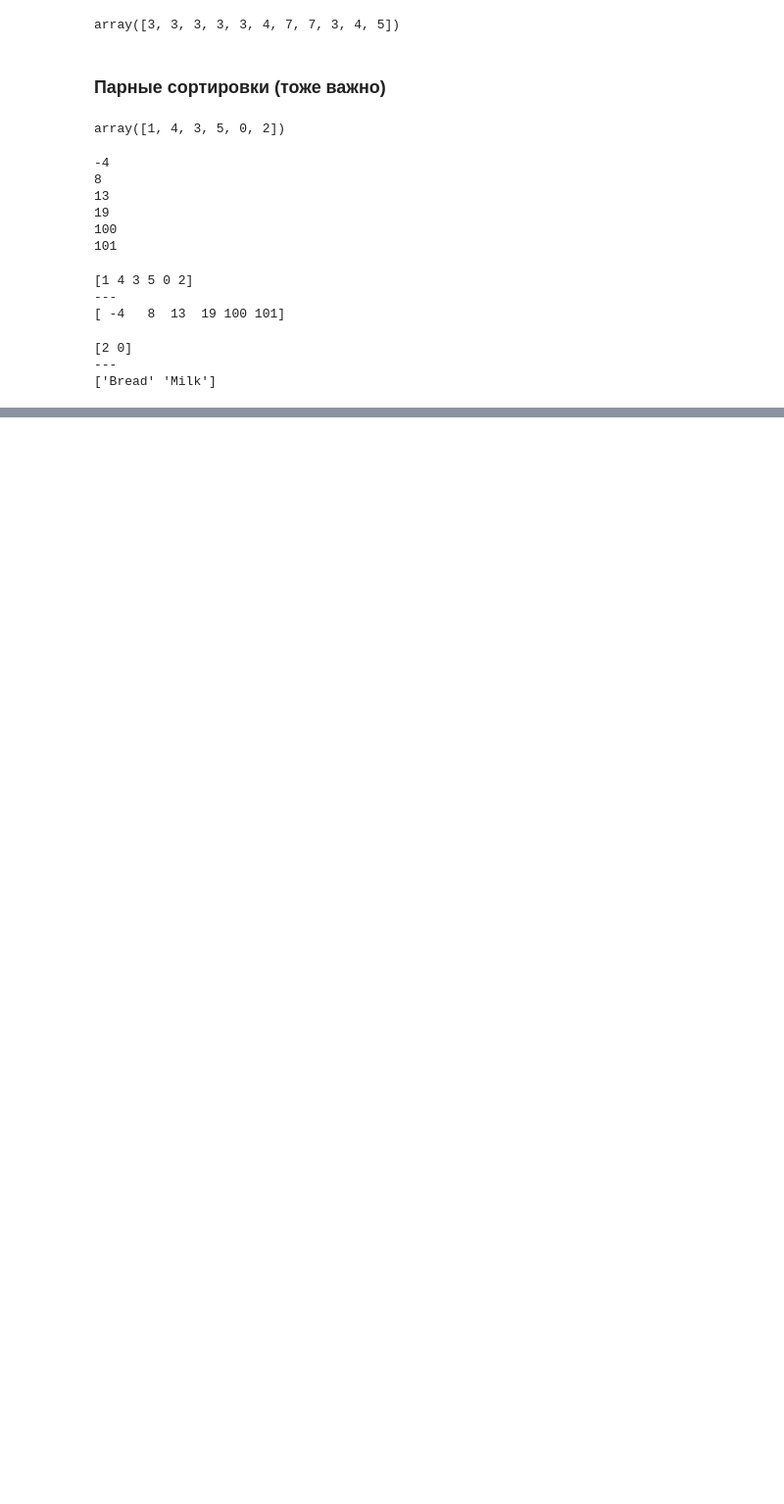
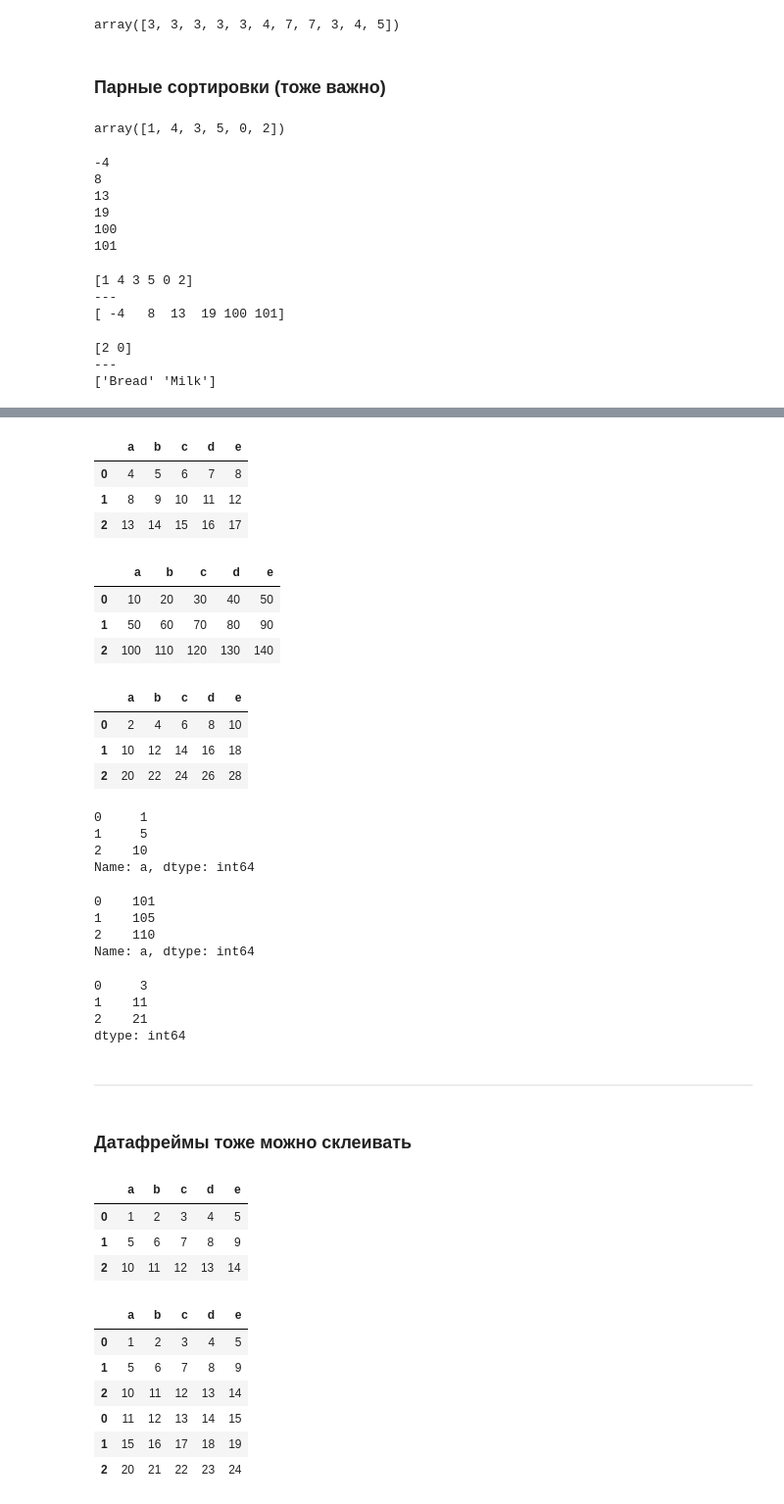
Before and after one commit to ElDmitro/hse_intro_in_ds_help, a Jupyter notebook: python_cheat_sheet.ipynb, the cells around one changed output, grey strips where cells are left out. Shown: that part at 98% size. Saved outputs shown, nothing was run; the diff lists cells and outputs as text; code cells hidden in the pictures; blank space fills up the shorter version.

```diff
--- a/python_cheat_sheet.ipynb
+++ b/python_cheat_sheet.ipynb
@@ -353,0 +422,74 @@ print(products[sorted_idxs[-K:]]) # Два самых дорогих товар
+# %%
+# Продолжают работать абсолютно те же базовые операции, как и раньше:
+
+df_A + 3
+# %% [output]
+|  | a | b | c | d | e |
+| 0 | 4 | 5 | 6 | 7 | 8 |
+| 1 | 8 | 9 | 10 | 11 | 12 |
+| 2 | 13 | 14 | 15 | 16 | 17 |
+# %%
+df_A * 10
+# %% [output]
+|  | a | b | c | d | e |
+| 0 | 10 | 20 | 30 | 40 | 50 |
+| 1 | 50 | 60 | 70 | 80 | 90 |
+| 2 | 100 | 110 | 120 | 130 | 140 |
+# %%
+df_A + df_A
+# %% [output]
+|  | a | b | c | d | e |
+| 0 | 2 | 4 | 6 | 8 | 10 |
+| 1 | 10 | 12 | 14 | 16 | 18 |
+| 2 | 20 | 22 | 24 | 26 | 28 |
+# %%
+# Более того, можно откусывать отдельную колонку и работать с ней как с вектором:
+
+
+df_A['a'] # Получился новый объект pandas.Series  (по факту это именнованный numpy-вектор, который мы видели до этого)
+# %% [output]
+0     1
+1     5
+2    10
+Name: a, dtype: int64
+# %%
+# С ними так же можно работать:
+
+df_A['a'] + 100
+# %% [output]
+0    101
+1    105
+2    110
+Name: a, dtype: int64
+# %%
+df_A['a'] + df_A['b'] # даже две колонки можно сложить
+# %% [output]
+0     3
+1    11
+2    21
+dtype: int64
+# %% [markdown]
+---
+# %% [markdown]
+### Датафреймы тоже можно склеивать
+# %%
+df_A
+# %% [output]
+|  | a | b | c | d | e |
+| 0 | 1 | 2 | 3 | 4 | 5 |
+| 1 | 5 | 6 | 7 | 8 | 9 |
+| 2 | 10 | 11 | 12 | 13 | 14 |
+# %%
+# Склеили по вертикали
+
+pd.concat(
+    (df_A, df_A + 10)
+)
+# %% [output]
+|  | a | b | c | d | e |
+| 0 | 1 | 2 | 3 | 4 | 5 |
+| 1 | 5 | 6 | 7 | 8 | 9 |
+| 2 | 10 | 11 | 12 | 13 | 14 |
+| 0 | 11 | 12 | 13 | 14 | 15 |
+| 1 | 15 | 16 | 17 | 18 | 19 |
+| 2 | 20 | 21 | 22 | 23 | 24 |
```
Also changed, not shown: parts of 34 cells of this notebook.
